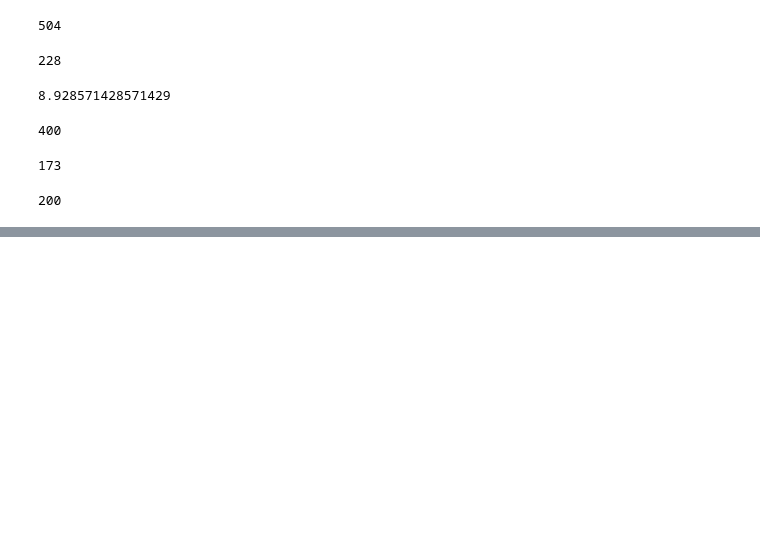
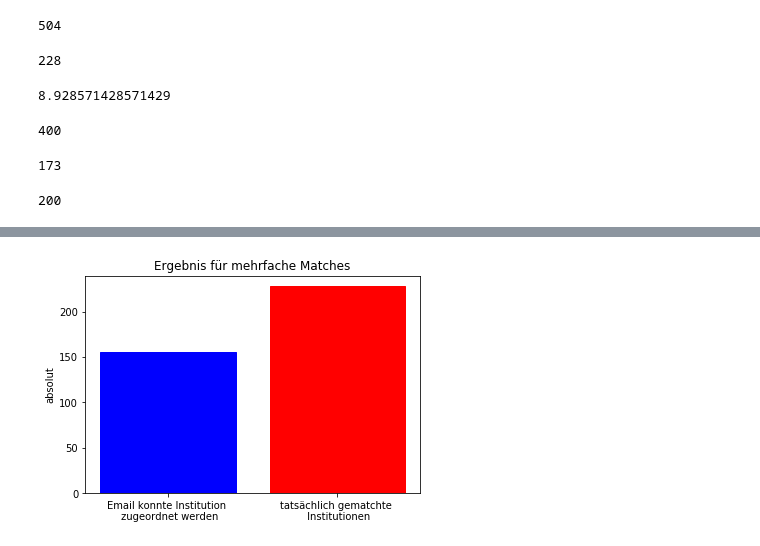
Before and after one commit to naustica/email-matching, a Jupyter notebook: email_matching_ver2/email_matching_ver2.ipynb, the cells around one changed output, grey strips where cells are left out. Cells and saved outputs as stored; diff of their text form; code cells hidden in the pictures; blank space fills up the shorter version.

```diff
--- a/email_matching_ver2/email_matching_ver2.ipynb
+++ b/email_matching_ver2/email_matching_ver2.ipynb
@@ -208,0 +222,12 @@ print(len(matches_all['doi'].unique()))
+# %%
+# Ergebnis für mehrfache Matches
+y_pos = ['Email konnte Institution \n zugeordnet werden', 'tatsächlich gematchte \n Institutionen']
+x_pos = [len(solution['doi'].unique()),len(solution)]
+barlist = plt.bar(y_pos, x_pos)
+barlist[0].set_color('b')
+barlist[1].set_color('r')
+plt.ylabel('absolut')
+plt.title('Ergebnis für mehrfache Matches')
+plt.show()
+# %% [output]
+[figure, added]
```
Also changed, not shown: parts of 4 cells of this notebook.
